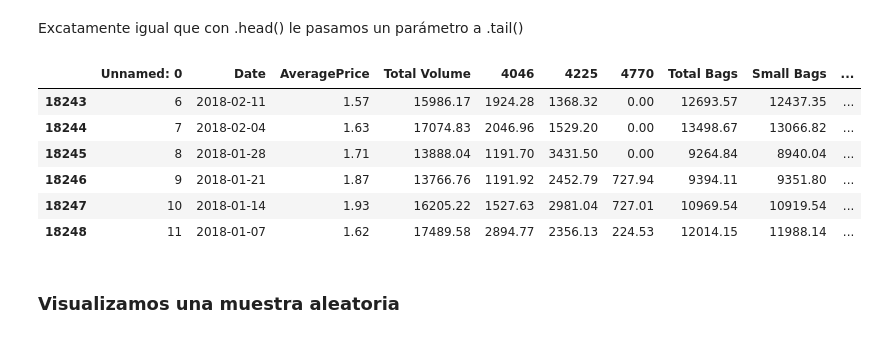
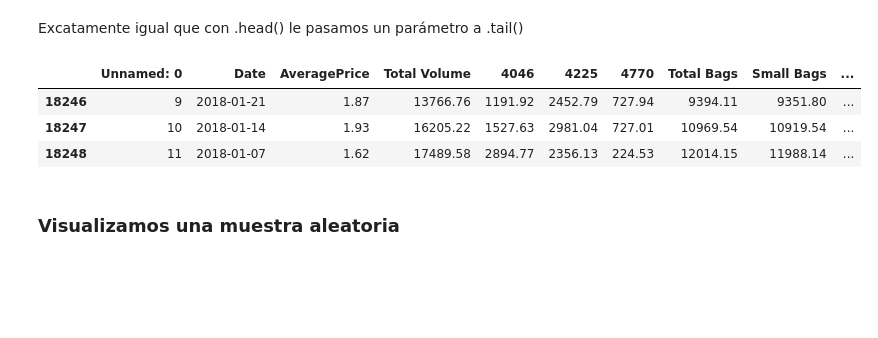
Before and after one commit to wilmer-marquez/Apuntes, a Jupyter notebook: 4_pandas.ipynb, the cells around one changed output. Cells and saved outputs as stored; diff of their text form; code cells hidden in the pictures; blank space fills up the shorter version.

```diff
--- a/4_pandas.ipynb
+++ b/4_pandas.ipynb
@@ -377,12 +398,9 @@ df.tail()
 # %% [markdown]
 Excatamente igual que con .head() le pasamos un parámetro a .tail()
 # %%
-df.tail(6)
+df.tail(3)
 # %% [output]
 |  | Unnamed: 0 | Date | AveragePrice | Total Volume | 4046 | 4225 | 4770 | Total Bags | Small Bags | ... |
-| 18243 | 6 | 2018-02-11 | 1.57 | 15986.17 | 1924.28 | 1368.32 | 0.00 | 12693.57 | 12437.35 | ... |
-| 18244 | 7 | 2018-02-04 | 1.63 | 17074.83 | 2046.96 | 1529.20 | 0.00 | 13498.67 | 13066.82 | ... |
-| 18245 | 8 | 2018-01-28 | 1.71 | 13888.04 | 1191.70 | 3431.50 | 0.00 | 9264.84 | 8940.04 | ... |
 | 18246 | 9 | 2018-01-21 | 1.87 | 13766.76 | 1191.92 | 2452.79 | 727.94 | 9394.11 | 9351.80 | ... |
 | 18247 | 10 | 2018-01-14 | 1.93 | 16205.22 | 1527.63 | 2981.04 | 727.01 | 10969.54 | 10919.54 | ... |
 | 18248 | 11 | 2018-01-07 | 1.62 | 17489.58 | 2894.77 | 2356.13 | 224.53 | 12014.15 | 11988.14 | ... |
```
Also changed, not shown: parts of 33 cells of this notebook.
